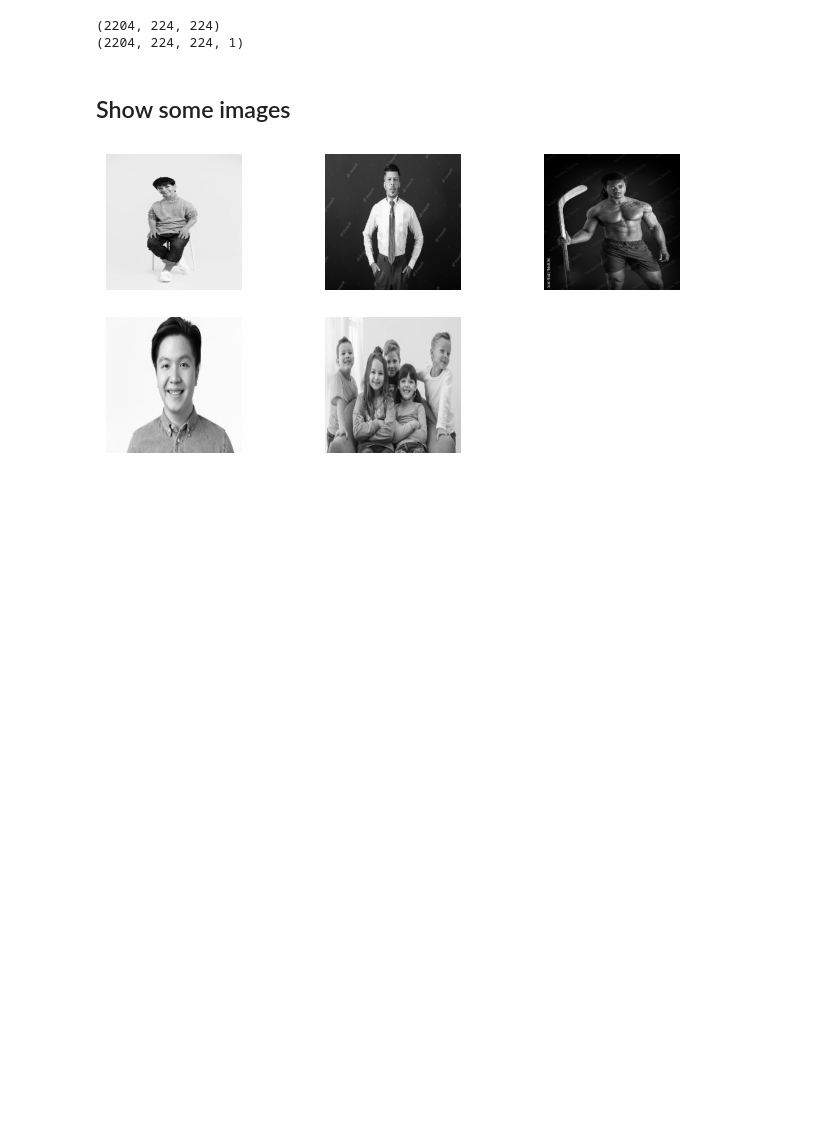
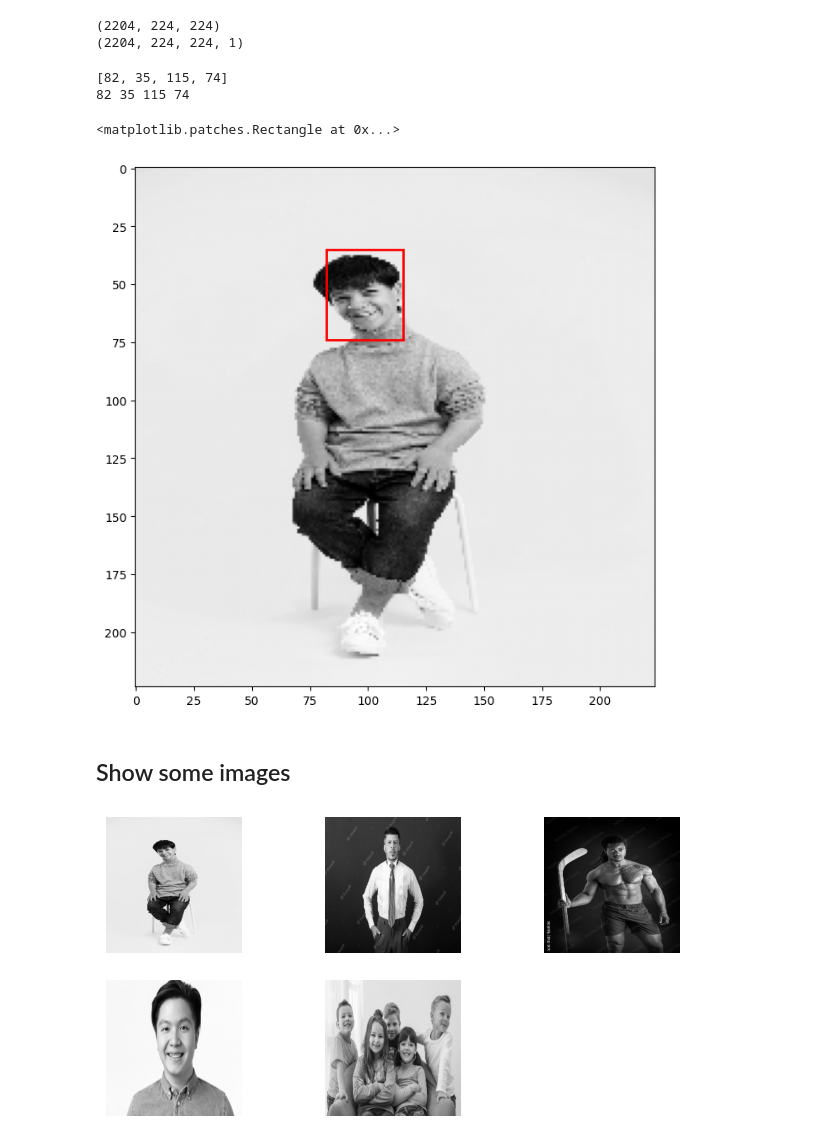
Before and after one commit to lagonzalez1/face-recognition, a Jupyter notebook: main.ipynb, the cells around one changed output. Drawn from its saved outputs; the diff is of its cells as text; code cells hidden in the pictures; blank space fills up the shorter version.

```diff
--- a/main.ipynb
+++ b/main.ipynb
@@ -114,6 +191,33 @@ print(images.shape)
 # %% [output]
 (2204, 224, 224)
 (2204, 224, 224, 1)
+# %%
+import matplotlib.patches as patches
+import matplotlib.pyplot as plt
+import random
+
+index = 0
+key  = list(data.keys())[index]
+cord = data[key]
+print(cord)
+image = images[index]
+fig, ax = plt.subplots(1, figsize=(8, 8))
+
+ax.imshow(image, cmap='gray')
+# Scale up to 224x224
+px, py = int(cord[0]), int(cord[1] )
+px1, py1 = int(cord[2] ), int(cord[3])
+width  = px1 - px
+height = py1 - py
+print(px, py, px1, py1)
+# patches.Rectangle uses (x, y), width, height
+rect = patches.Rectangle((px, py), width, height, linewidth=2, edgecolor='r', facecolor='none')
+ax.add_patch(rect)
+# %% [output]
+[82, 35, 115, 74]
+82 35 115 74
+<matplotlib.patches.Rectangle at 0x...>
+[figure, added]
 # %% [markdown]
 ## Show some images
 # %%
```
Also changed, not shown: parts of 12 cells of this notebook.
